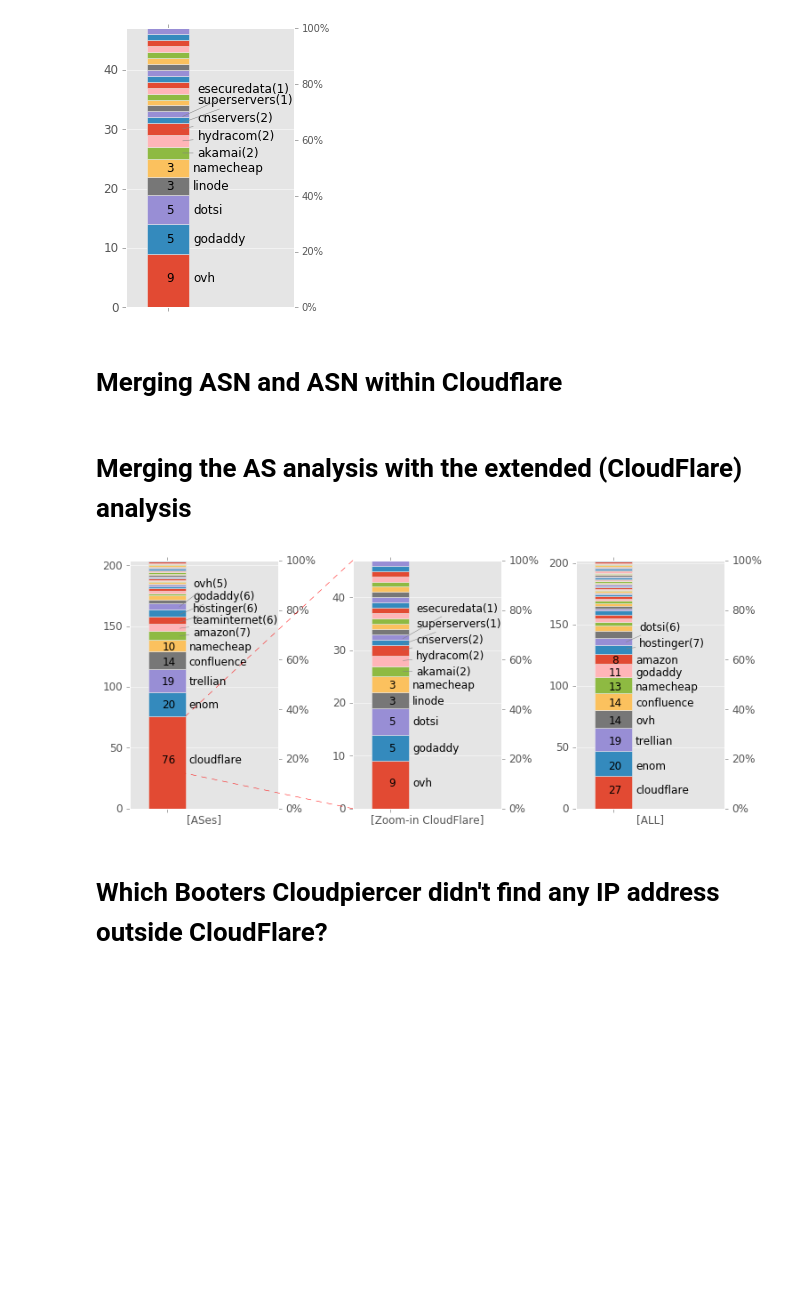
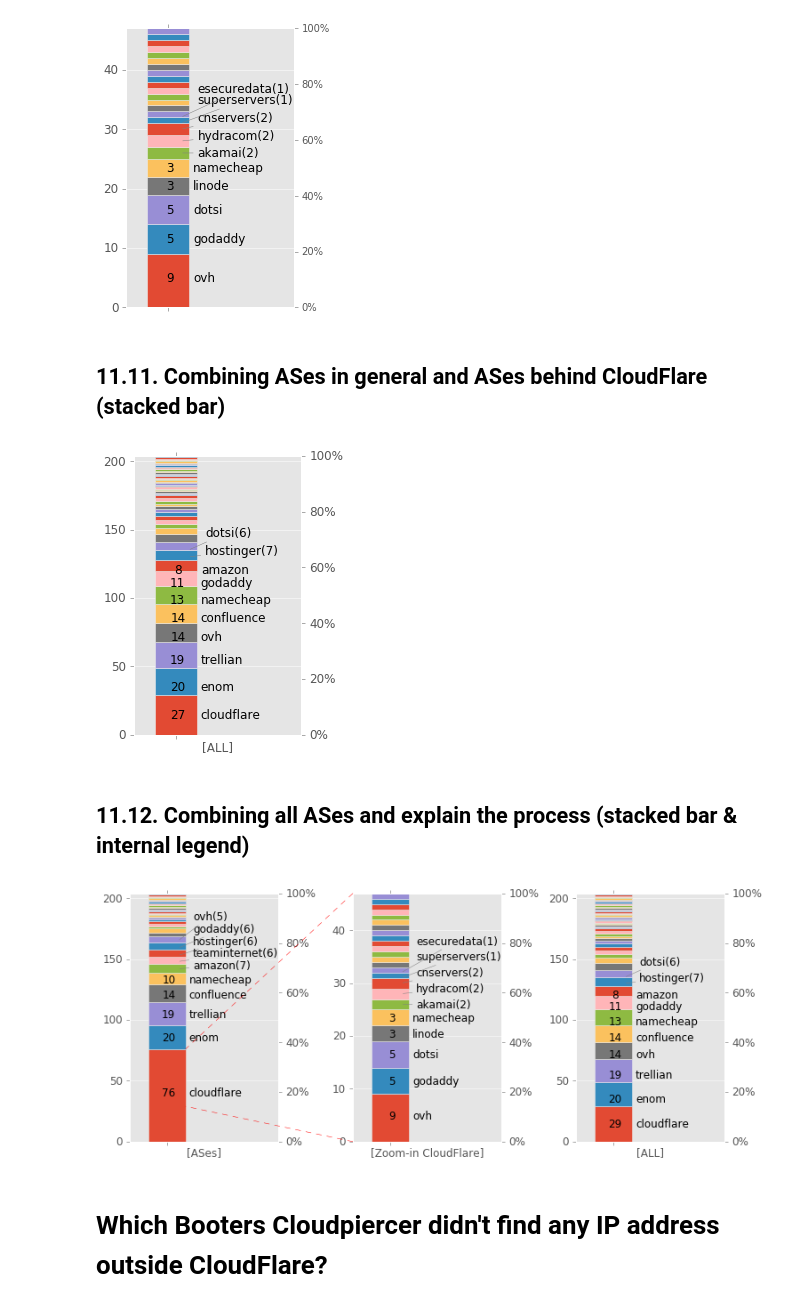
Before and after one commit to jjsantanna/booters_ecosystem_analysis, a Jupyter notebook: booters_ecosystem_analysis.ipynb, the cells around one changed output. Cells and saved outputs as stored; diff of their text form; code cells hidden in the pictures; blank space fills up the shorter version.

```diff
--- a/booters_ecosystem_analysis.ipynb
+++ b/booters_ecosystem_analysis.ipynb
@@ -1079,13 +1380,73 @@ fig.show()
 fig.savefig(output_figures+'ases_incloudflare_stacked_inlegend.eps', bbox_inches='tight',format='eps', dpi=1200)
 # %% [output]
 [figure]
-# %% [markdown]
-# Merging ASN and ASN within Cloudflare
+# %% [markdown]
+## 11.11. Combining ASes in general and ASes behind CloudFlare (stacked bar)
 # %%
 merged_asn_cloudflare = asn.add(booter_as_now_cloudflare,fill_value=0).sort_values(ascending=False)
-merged_asn_cloudflare['cloudflarenet']=76-49
+merged_asn_cloudflare['cloudflarenet']=76-47
-# %% [markdown]
-# Merging the AS analysis with the extended (CloudFlare) analysis
+# %%
+fig = plt.figure(figsize=(3, 5))
+fig.subplots_adjust(hspace=0.5,wspace=0.3)
+ax5 = plt.subplot2grid((1,1), (0,0))
+
+ax4 = ax5.twinx()
+ax4.yaxis.set_major_formatter(ticker.FuncFormatter(lambda y, _: '{:.0%}'.format(y)))
+ax4.tick_params(which='major', labelsize=12)
+
+merged_asn_cloudflare.to_frame().T.plot(kind='bar',ax=ax5, legend=False, stacked=True, title="",fontsize=12,width=0.1).set_zorder(1)
+ax5.set_xlabel("[ALL]")
+ax5.set_ylim(0,merged_asn_cloudflare.sum())
+ax5.set_xlim(-.1,0.3)
+plt.setp( ax5.get_xticklabels(), visible=False)
+
+
+legend_show_top=10
+labels = ['{0}: {1}'.format(i,j) for i,j in zip(merged_asn_cloudflare.index, merged_asn_cloudflare.values)]
+
+ax5.text(0.06, 15,'cloudflare',ha="left", va="center",size=12)
+ax5.text(0.005, 15,'27',ha="center", va="center",size=12)
+
+ax5.text(0.06, 35,'enom',ha="left", va="center",size=12)
+ax5.text(0.005, 35,'20',ha="center", va="center",size=12)
+
+ax5.text(0.06, 55,'trellian',ha="left", va="center",size=12)
+ax5.text(0.005, 55,'19',ha="center", va="center",size=12)
+
+ax5.text(0.06, 72,'ovh',ha="left", va="center",size=12)
+ax5.text(0.005, 72,'14',ha="center", va="center",size=12)
+
+ax5.text(0.06, 86,'confluence',ha="left", va="center",size=12)
+ax5.text(0.005, 86,'14',ha="center", va="center",size=12)
+
+ax5.text(0.06, 99,'namecheap',ha="left", va="center",size=12)
+ax5.text(0.005, 99,'13',ha="center", va="center",size=12)
+
+ax5.text(0.06, 111,'godaddy',ha="left", va="center",size=12)
+ax5.text(0.005, 111,'11',ha="center", va="center",size=12)
+
+ax5.text(0.06, 121,'amazon',ha="left", va="center",size=12)
+ax5.text(0.005, 121,'8',ha="center", va="center",size=12)
+
+ax5.annotate('hostinger(7)',
+             (0.03,130), xycoords='data',
+             xytext=(0.07,135), textcoords='data',ha='left', va='center',
+             arrowprops=dict(arrowstyle='-',connectionstyle="arc3",color='grey'),
+            size=12)
+
+ax5.annotate('dotsi(6)',
+             (0.03,135), xycoords='data',
+             xytext=(0.07,148), textcoords='data',ha='left', va='center',
+             arrowprops=dict(arrowstyle='-',connectionstyle="arc3",color='grey'),
+            size=12)
+
+
+fig.show()
+fig.savefig(output_figures+'ases_+incloudflare_stacked.eps', bbox_inches='tight',format='eps', dpi=1200)
+# %% [output]
+[figure, added]
+# %% [markdown]
+## 11.12. Combining all ASes and explain the process (stacked bar & internal legend)
 # %%
 fig = plt.figure(figsize=(12, 5))
 fig.subplots_adjust(hspace=0.5,wspace=0.5)
@@ -1242,7 +1603,7 @@ legend_show_top=10
 labels = ['{0}: {1}'.format(i,j) for i,j in zip(merged_asn_cloudflare.index, merged_asn_cloudflare.values)]
 
 ax5.text(0.06, 15,'cloudflare',ha="left", va="center",size=12)
-ax5.text(0.005, 15,'27',ha="center", va="center",size=12)
+ax5.text(0.005, 15,'29',ha="center", va="center",size=12)
 
 ax5.text(0.06, 35,'enom',ha="left", va="center",size=12)
 ax5.text(0.005, 35,'20',ha="center", va="center",size=12)
@@ -1281,7 +1642,7 @@ ax5.annotate('dotsi(6)',
 fig.show()
 fig.savefig(output_figures+'ases_+incloudflare_+merged_stacked_inlegend.eps', bbox_inches='tight',format='eps', dpi=1200)
 # %% [output]
-[figure, old version]
+[figure, new version]
 # %% [markdown]
 # Which Booters Cloudpiercer didn't find any IP address outside CloudFlare?
 # %%
```
Also changed, not shown: parts of 195 cells of this notebook, 20 other files.
